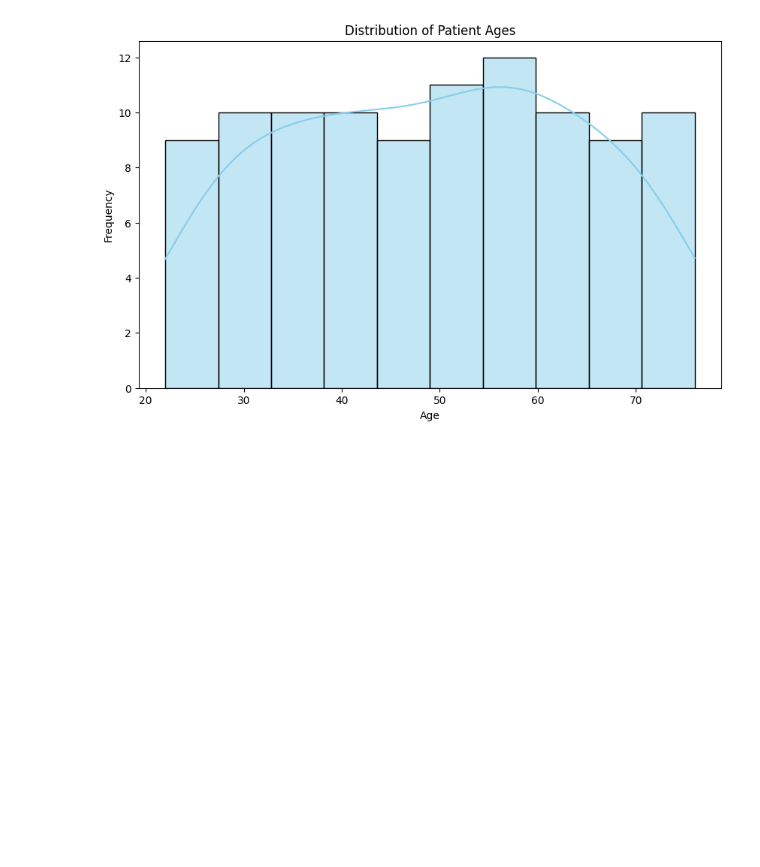
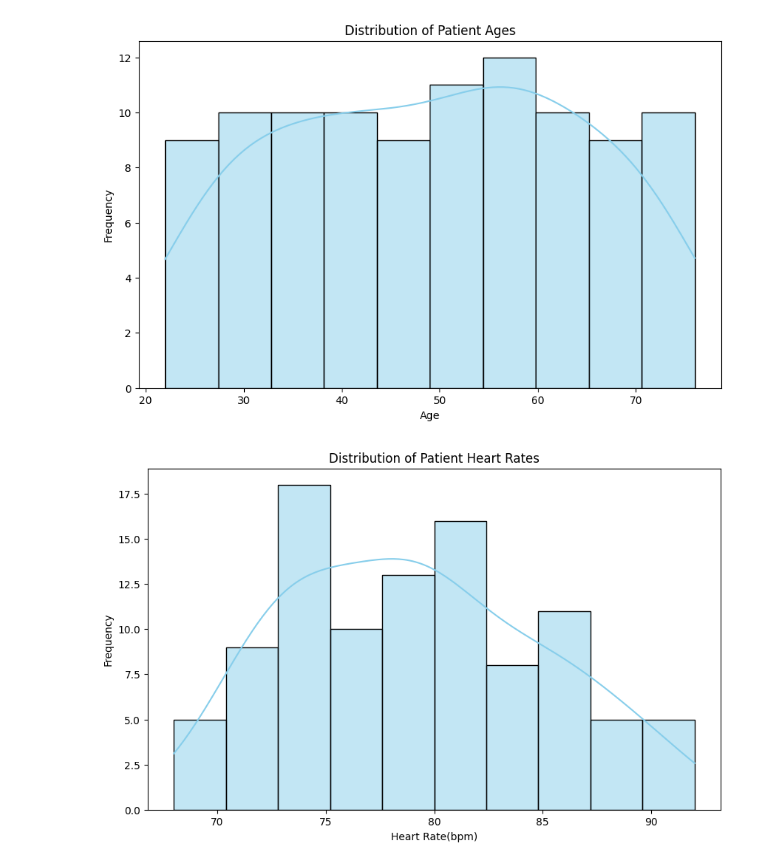
Before and after one commit to Chamindu-dev/-ai-in-healthcare-portfolio, a Jupyter notebook: Week1___Vitals__Analyzer_ipynb.ipynb, the cells around one changed output. Saved outputs shown, nothing was run; the diff lists cells and outputs as text; code cells hidden in the pictures; blank space fills up the shorter version.

```diff
--- a/Week1___Vitals__Analyzer_ipynb.ipynb
+++ b/Week1___Vitals__Analyzer_ipynb.ipynb
@@ -86,3 +86,12 @@ plt.ylabel('Frequency')
 plt.show()
 # %% [output]
 [figure]
+# %%
+fig, ax=plt.subplots(figsize=(10,6))
+sns.histplot(data=df, x='HeartRate', bins=10, ax=ax, kde=True, color='skyblue')
+plt.title('Distribution of Patient Heart Rates')
+plt.xlabel('Heart Rate(bpm)')
+plt.ylabel('Frequency')
+plt.show()
+# %% [output]
+[figure, added]
```
Also changed, not shown: parts of 4 cells of this notebook.
